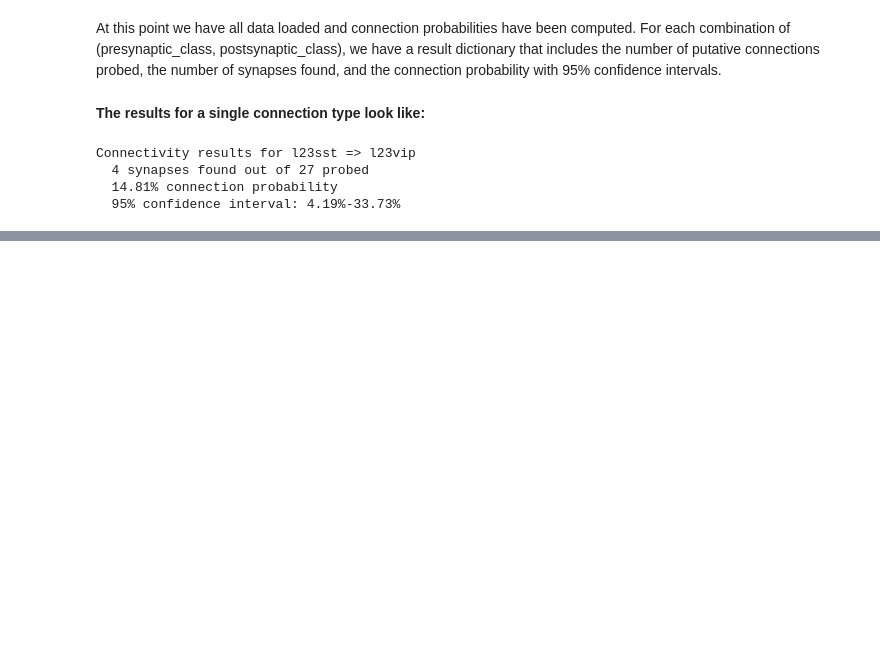
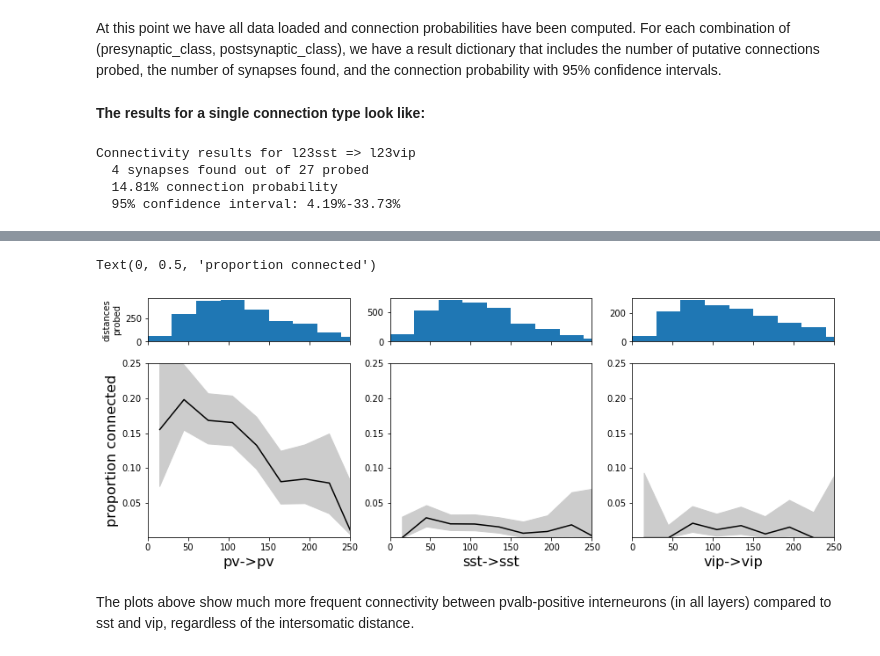
Before and after one commit to aiephys/multipatch_analysis, a Jupyter notebook: doc/connectivity.ipynb, the cells around one changed output, grey strips where cells are left out. Saved outputs shown, nothing was run; the diff lists cells and outputs as text; code cells hidden in the pictures; blank space fills up the shorter version.

```diff
--- a/doc/connectivity.ipynb
+++ b/doc/connectivity.ipynb
@@ -30,7 +28,7 @@ loaded 77084 cell pairs
 A single cell `pair` represents a _possible_ connection from one cell to another:
 # %%
 # print some information about the last cell pair returned
-pair = pairs[-1]
+pair = mouse_pairs[-1]
 print("Cell pair:", pair)
 print("  presynaptic subclass:", pair.pre_cell.cre_type)
 print("  postsynaptic subclass:", pair.post_cell.cre_type)
@@ -241,0 +244,47 @@ fig.savefig('mouse_connectivity_matrix.svg', format='svg')
+# %%
+from aisynphys.connectivity import connectivity_profile
+
+# 30 um bins
+bin_edges = np.arange(0, 500e-6, 30e-6)
+
+profiles = {}
+distances = {}
+
+# loop over all 3 cell classes
+for name, cell_class in cell_classes.items():
+    # get all like->like pairs for this cell class
+    pairs = pair_groups[cell_class, cell_class]
+
+    # build an array describing whether each pair is connected
+    connected = np.array([pair.has_synapse for pair in pairs]).astype(bool)
+
+    # and another list of distances
+    distances[name] = np.array([pair.distance for pair in pairs]).astype(float)
+
+    # generate a profile of connection probability vs distance
+    # with confidence intervals
+    profiles[name] = connectivity_profile(connected, distances[name], bin_edges)
+# %%
+fig,axes = plt.subplots(2, 3, figsize=(14, 5), sharex=True, gridspec_kw={'height_ratios': [1, 4]})
+
+for i,name in enumerate(profiles):
+    bin_edges, prop, lower_ci, upper_ci = profiles[name]
+
+    ax = axes[0, i]
+    ax.hist(distances[name]*1e6, bins=bin_edges*1e6)
+
+    xvals = 0.5 * (bin_edges[1:] + bin_edges[:-1])
+    ax = axes[1, i]
+    ax.fill_between(xvals*1e6, lower_ci, upper_ci, color=(0.8, 0.8, 0.8))
+    ax.plot(xvals*1e6, prop, color=(0, 0, 0))
+    ax.set_ylim(0.001, 0.25)
+    ax.set_xlim(0, 250)
+    ax.set_xlabel(name + "->" + name, size=16)
+
+axes[0,0].set_ylabel('distances\nprobed', size=10)
+axes[1,0].set_ylabel('proportion connected', size=16)
+# %% [output]
+Text(0, 0.5, 'proportion connected')
+[figure, added]
+# %% [markdown]
+The plots above show much more frequent connectivity between pvalb-positive interneurons (in all layers) compared to sst and vip, regardless of the intersomatic distance.
```
Also changed, not shown: parts of 23 cells of this notebook, 1 other file.
